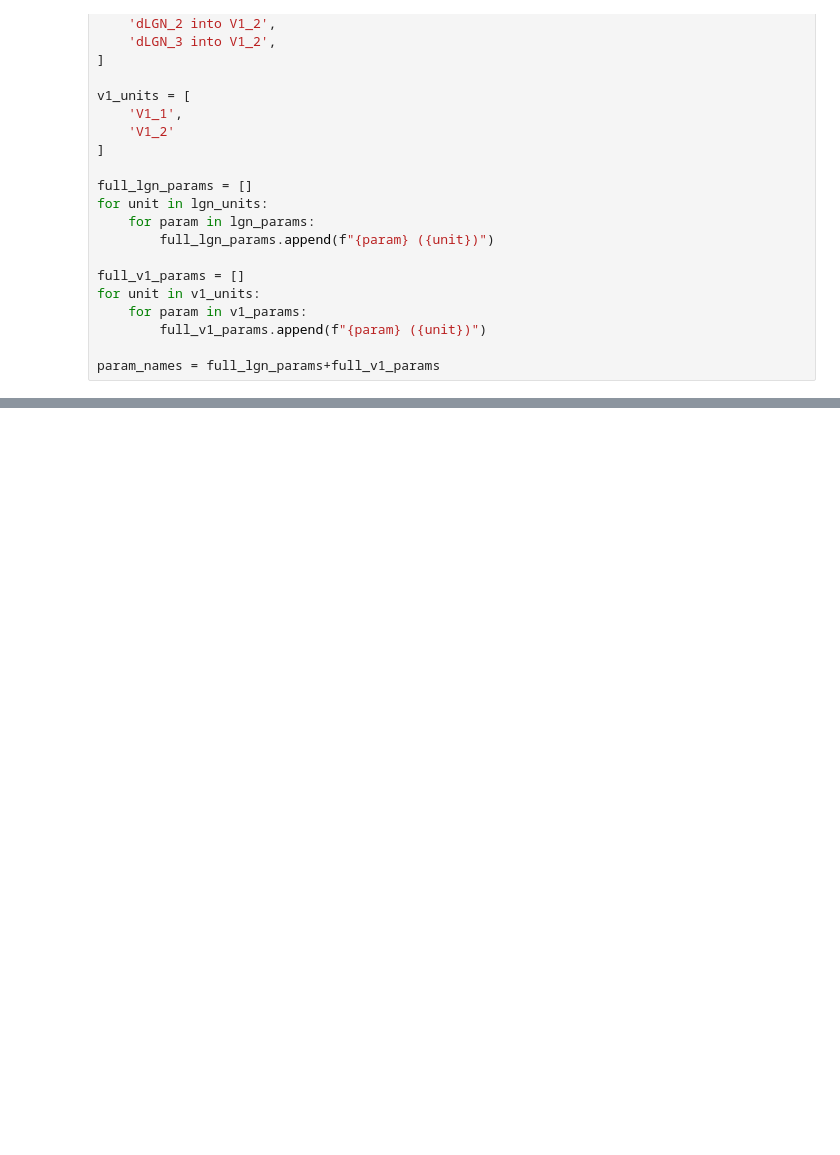
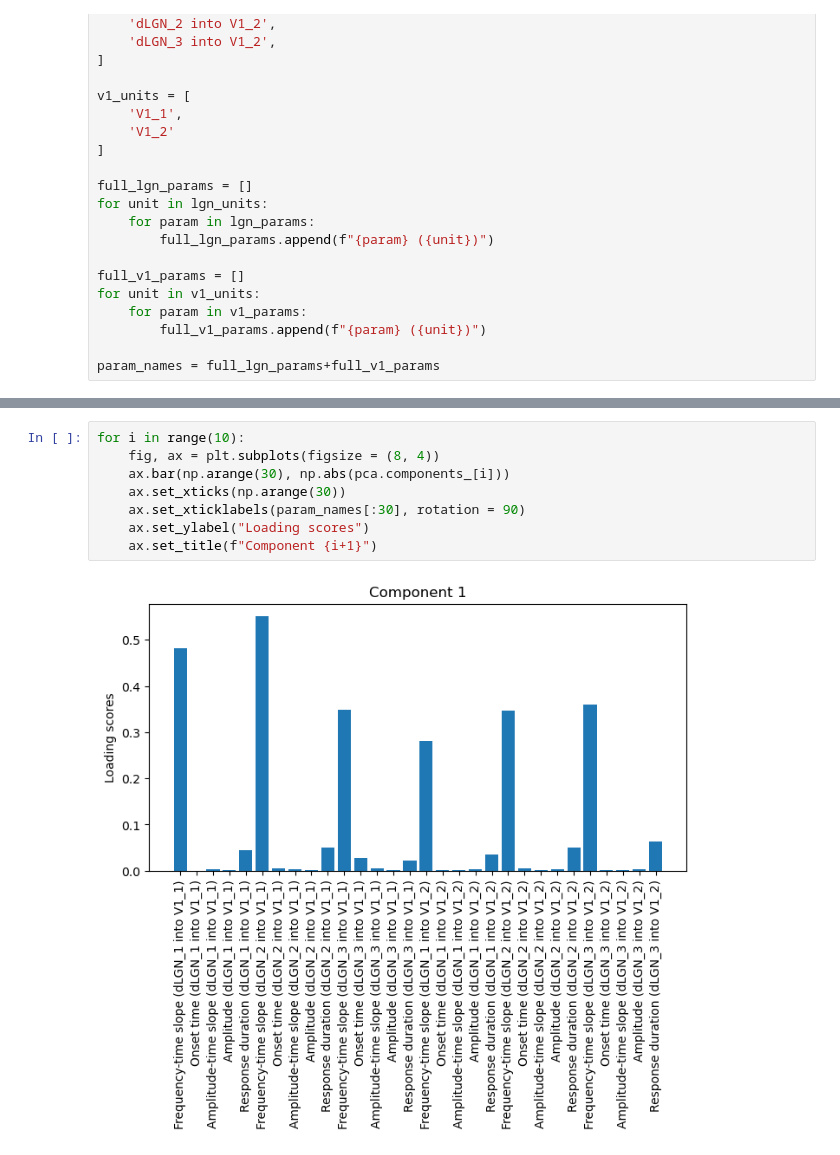
Before and after one commit to Elsayedaa/synergistic_geniculocortical_circuit_model, a Jupyter notebook: model_optimization_protocol.ipynb, the cells around one changed output, grey strips where cells are left out. Saved outputs shown, nothing was run; the diff lists cells and outputs as text; blank space fills up the shorter version.

```diff
--- a/model_optimization_protocol.ipynb
+++ b/model_optimization_protocol.ipynb
@@ -598,0 +504,10 @@ for i in range(10):
+# %%
+for i in range(10):
+    fig, ax = plt.subplots(figsize = (8, 4))
+    ax.bar(np.arange(30), np.abs(pca.components_[i]))
+    ax.set_xticks(np.arange(30))
+    ax.set_xticklabels(param_names[:30], rotation = 90)
+    ax.set_ylabel("Loading scores")
+    ax.set_title(f"Component {i+1}")
+# %% [output]
+[figure, added]
```
Also changed, not shown: parts of 43 cells of this notebook.
